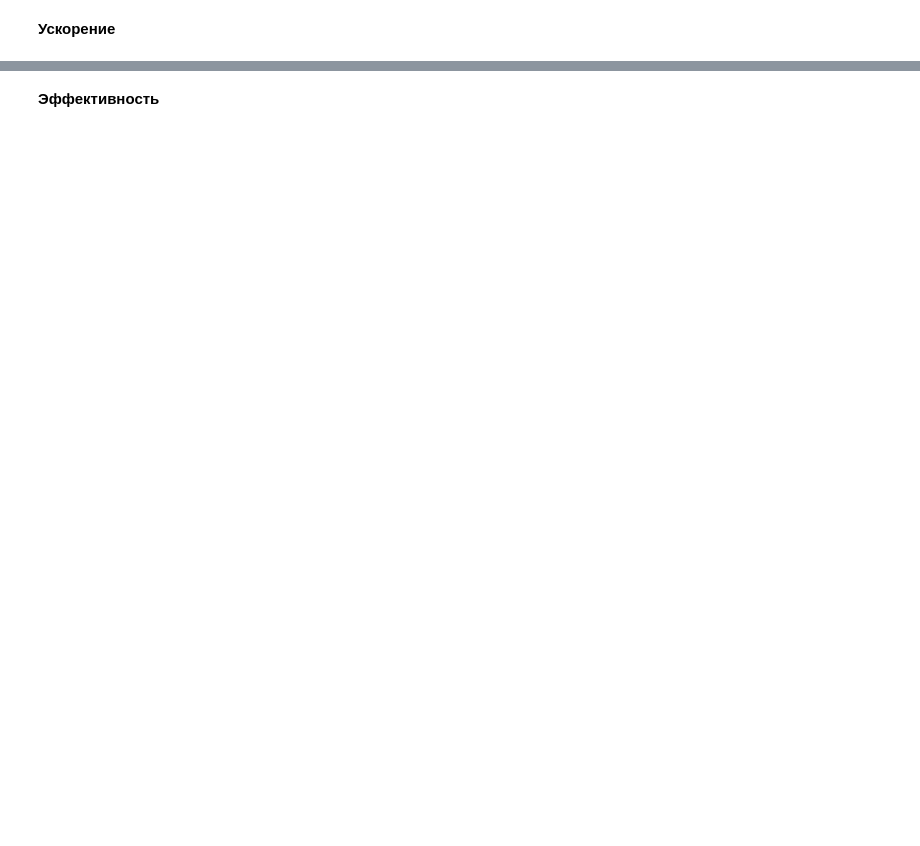
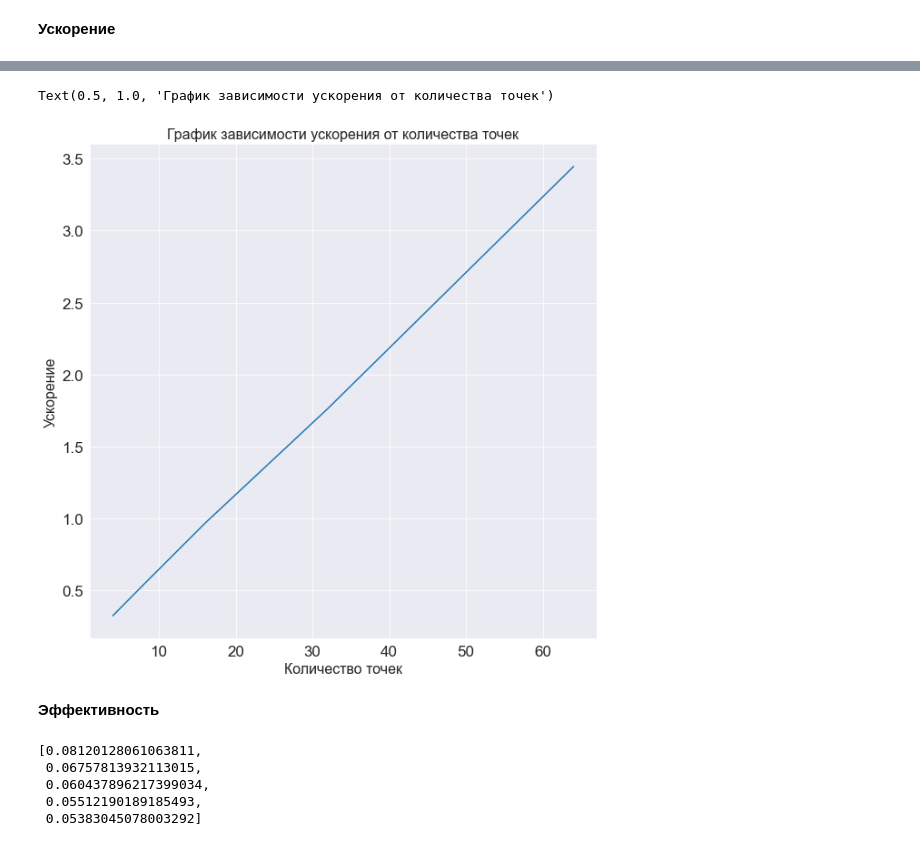
Before and after one commit to DenisKabanov/parallel_programming_lab3, a Jupyter notebook: Animation and graphics.ipynb, the cells around one changed output, grey strips where cells are left out. Drawn from its saved outputs; the diff is of its cells as text; code cells hidden in the pictures; blank space fills up the shorter version.

```diff
--- a/Animation and graphics.ipynb
+++ b/Animation and graphics.ipynb
@@ -62,2 +114,25 @@ HTML(animation.to_html5_video())
+# %%
+plt.figure(figsize=(10, 10))
+plt.plot(number_of_points, speed_up)
+plt.xticks(fontsize = 17)
+plt.yticks(fontsize = 17)
+plt.xlabel('Количество точек', fontsize=16)
+plt.ylabel('Ускорение', fontsize=16)
+plt.title("График зависимости ускорения от количества точек", size=16)
+# %% [output]
+Text(0.5, 1.0, 'График зависимости ускорения от количества точек')
+[figure, added]
 # %% [markdown]
 **Эффективность**
+# %%
+# E = speed_up/number of threads
+efficiency = []
+for i in range(len(number_of_points)):
+    efficiency.append(speed_up[i]/number_of_points[i])
+efficiency
+# %% [output]
+[0.08120128061063811,
+ 0.06757813932113015,
+ 0.060437896217399034,
+ 0.05512190189185493,
+ 0.05383045078003292]
```
Also changed, not shown: parts of 7 cells of this notebook.
